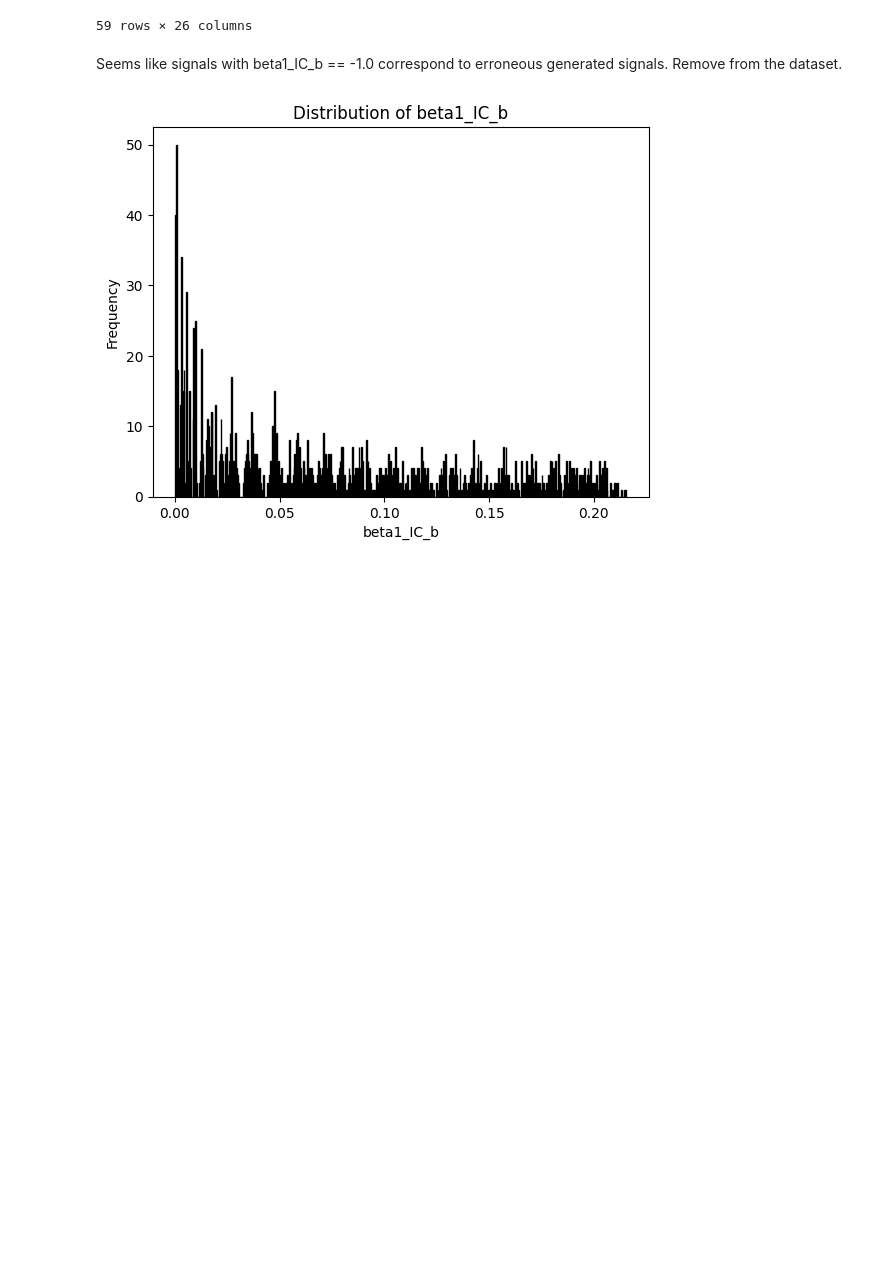
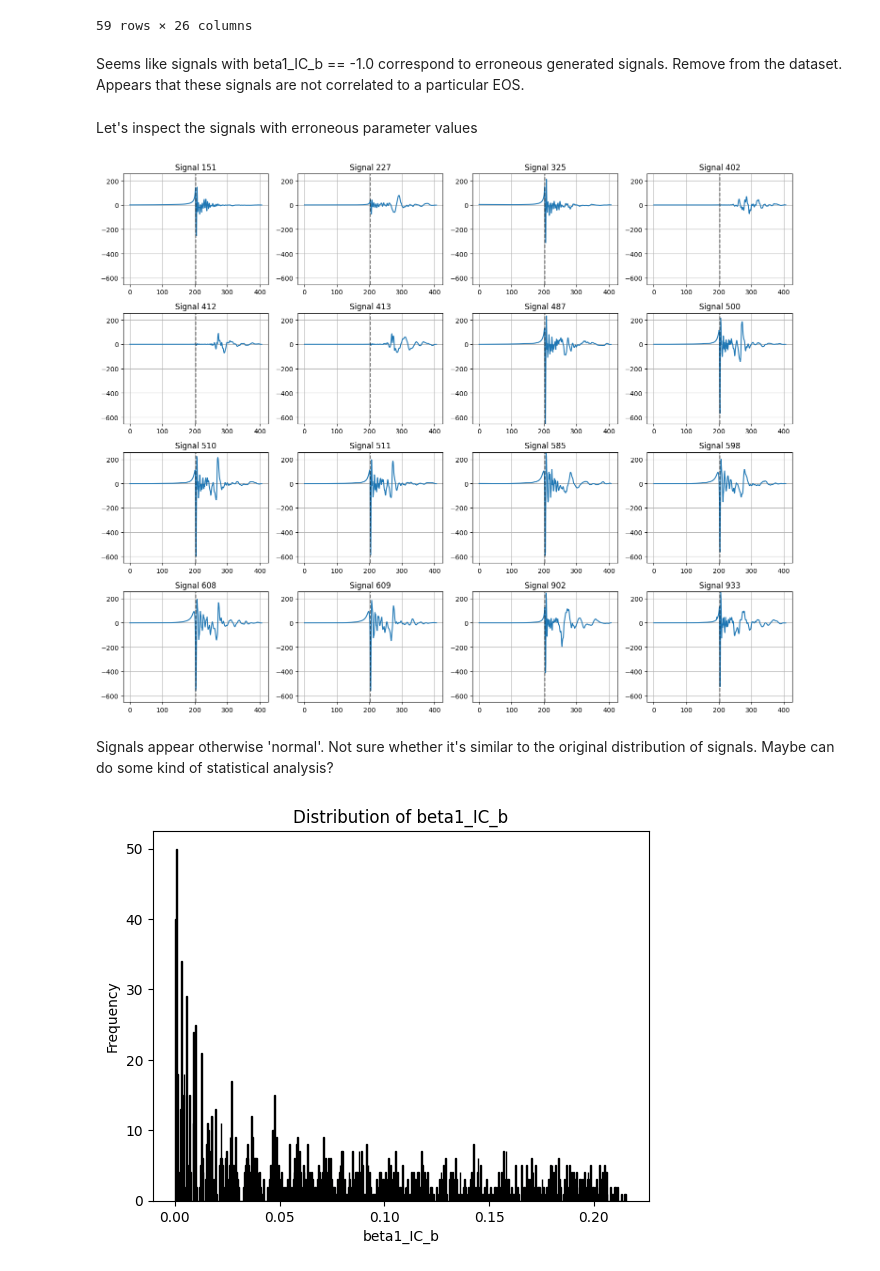
Before and after one commit to the-tarin/gw-generative-models, a Jupyter notebook: analysis/parameter_analysis.ipynb, the cells around one changed output. Drawn from its saved outputs; the diff is of its cells as text; code cells hidden in the pictures; blank space fills up the shorter version.

Commit message:
analysis of signals belonging to set which have erroneous parameters

```diff
--- a/analysis/parameter_analysis.ipynb
+++ b/analysis/parameter_analysis.ipynb
@@ -64,7 +65,43 @@ parameters_df[parameters_df['beta1_IC_b'] < 0]
 | 1763 | 10000 | -1.0 | -1.0 | HSTM1 | -1.0 | -1.0 | ... |
 59 rows × 26 columns
 # %% [markdown]
-Seems like signals with beta1_IC_b == -1.0 correspond to erroneous generated signals. Remove from the dataset.
+Seems like signals with beta1_IC_b == -1.0 correspond to erroneous generated signals. Remove from the dataset. Appears that these signals are not correlated to a particular EOS.
+# %% [markdown]
+Let's inspect the signals with erroneous parameter values
+# %%
+erroneous_indexes = parameters_df[parameters_df['beta1_IC_b'] < 0].index
+selected_signals = gw_df.iloc[:, erroneous_indexes]
+
+num_rows = 4
+num_cols = 4
+
+# Determine the common limits for all subplots
+common_ylim = (selected_signals.min().min(), selected_signals.max().max())
+
+fig, axes = plt.subplots(num_rows, num_cols, figsize=(15, 12))
+
+axes = axes.flatten()
+
+# plot each signal on a separate subplot
+for i, ax in enumerate(axes):
+    x = np.arange(len(selected_signals))
+    y = selected_signals.iloc[:, i]
+    ax.plot(x, y)
+
+    ax.axvline(x=203, color='black', linestyle='--', alpha=0.5)
+    ax.set_title(f'Signal {erroneous_indexes[i]}')
+    ax.grid(True)
+    ax.set_ylim(common_ylim)
+
+for i in range(len(selected_signals), num_rows*num_cols):
+    fig.delaxes(axes[i])
+
+plt.tight_layout()
+plt.show()
+# %% [output]
+[figure, added]
+# %% [markdown]
+Signals appear otherwise 'normal'. Not sure whether it's similar to the original distribution of signals. Maybe can do some kind of statistical analysis?
 # %%
 parameters_selected_df = parameters_selected_df[parameters_selected_df['beta1_IC_b'] > 0]
 # %%
```
Also changed, not shown: parts of 1 cell of this notebook, 1 other file.
